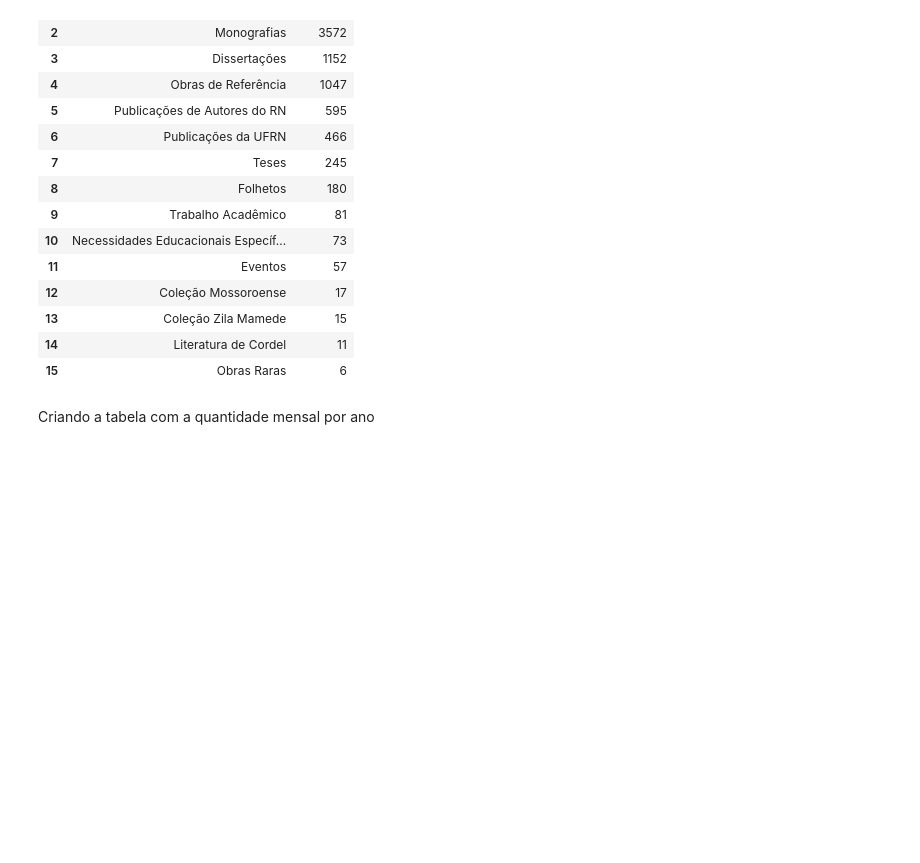
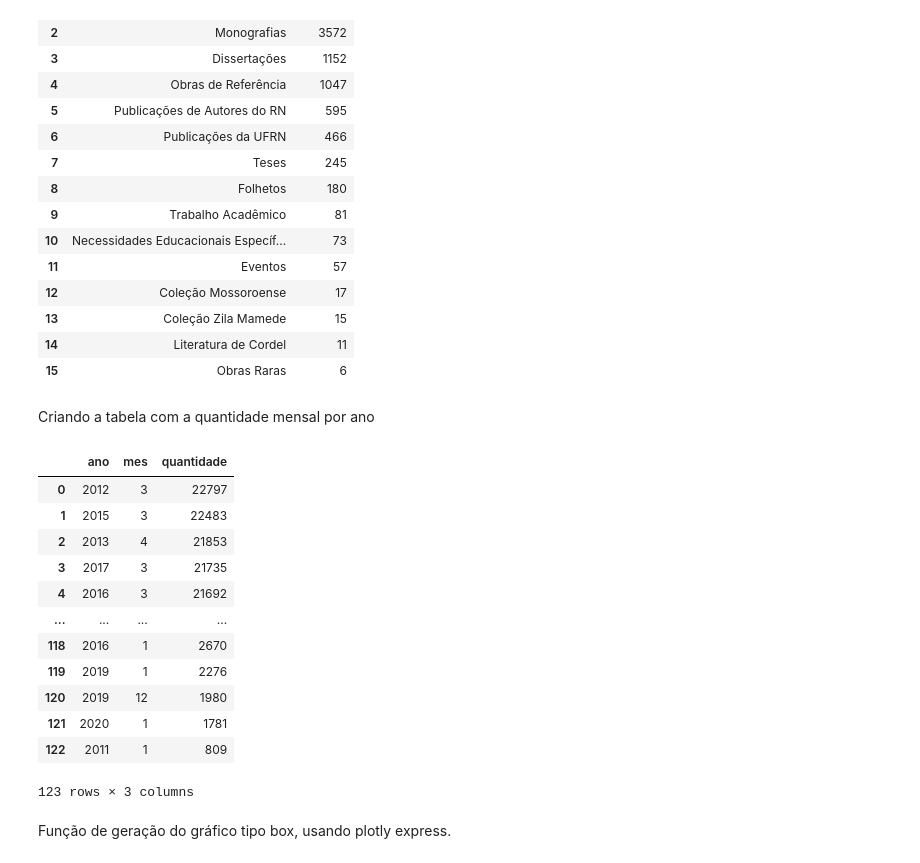
Before and after one commit to WyndamBaxter/Desafio-7-days-of-coding-dashboard, a Jupyter notebook: Analise_exploratoria.ipynb, the cells around one changed output. Drawn from its saved outputs; the diff is of its cells as text; code cells hidden in the pictures; blank space fills up the shorter version.

```diff
--- a/Analise_exploratoria.ipynb
+++ b/Analise_exploratoria.ipynb
@@ -755,3 +755,27 @@ alunos_graduacao.value_counts('colecao').reset_index()
 | 15 | Obras Raras | 6 |
 # %% [markdown]
 Criando a tabela com a quantidade mensal por ano
+# %%
+alunos_graduacao_acervo_circulante = alunos_graduacao.query('colecao == "Acervo Circulante"') #Filtro de coleção
+alunos_graduacao_acervo_circulante = pd.DataFrame(alunos_graduacao_acervo_circulante)
+alunos_graduacao_acervo_circulante['ano'] = alunos_graduacao_acervo_circulante['data_emprestimo'].dt.year
+alunos_graduacao_acervo_circulante['mes'] = alunos_graduacao_acervo_circulante['data_emprestimo'].dt.month
+alunos_graduacao_acervo_circulante = alunos_graduacao_acervo_circulante[['ano','mes']] #atribuição à tabela
+alunos_graduacao_acervo_circulante = alunos_graduacao_acervo_circulante.value_counts().to_frame('quantidade').reset_index()
+alunos_graduacao_acervo_circulante
+# %% [output]
+|  | ano | mes | quantidade |
+| 0 | 2012 | 3 | 22797 |
+| 1 | 2015 | 3 | 22483 |
+| 2 | 2013 | 4 | 21853 |
+| 3 | 2017 | 3 | 21735 |
+| 4 | 2016 | 3 | 21692 |
+| ... | ... | ... | ... |
+| 118 | 2016 | 1 | 2670 |
+| 119 | 2019 | 1 | 2276 |
+| 120 | 2019 | 12 | 1980 |
+| 121 | 2020 | 1 | 1781 |
+| 122 | 2011 | 1 | 809 |
+123 rows × 3 columns
+# %% [markdown]
+Função de geração do gráfico tipo box, usando plotly express.
```
Also changed, not shown: parts of 18 cells of this notebook, 1 other file.
